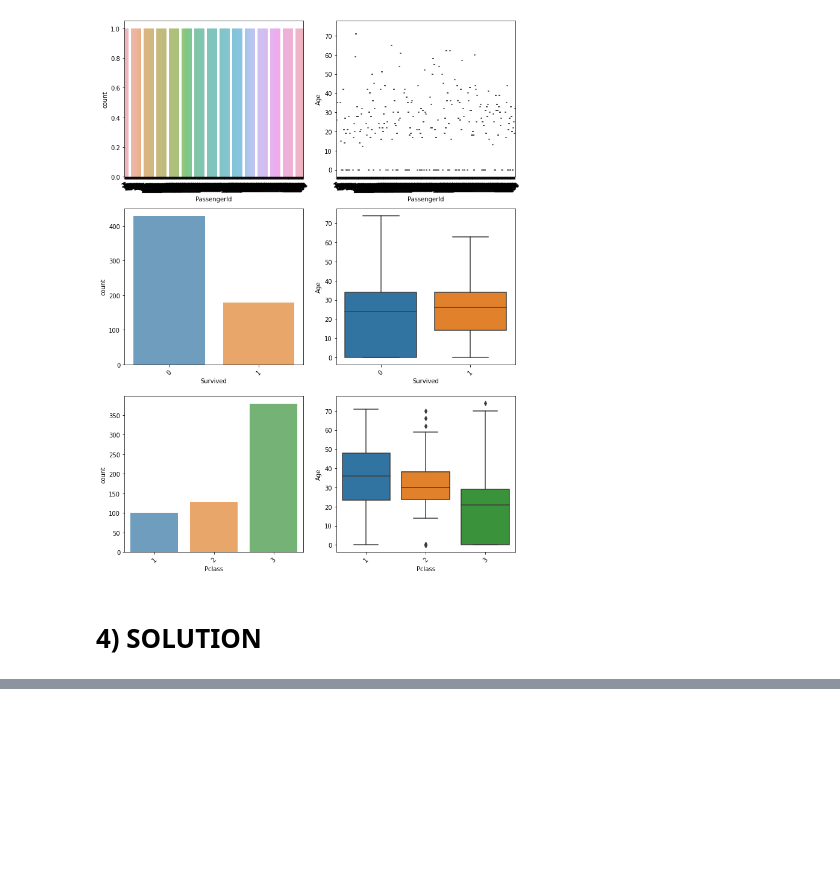
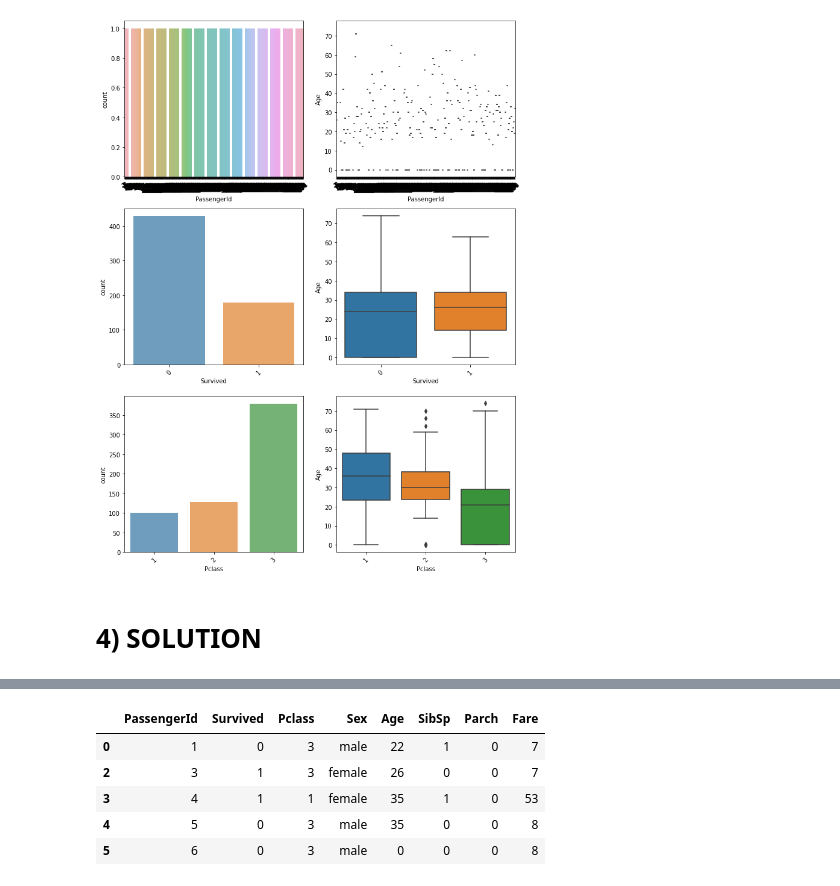
Before and after one commit to Maria-mbugua/IPWeek9-Core, a Jupyter notebook: kNN_Classifier.ipynb, the cells around one changed output, grey strips where cells are left out. Drawn from its saved outputs; the diff is of its cells as text; code cells hidden in the pictures; blank space fills up the shorter version.

```diff
--- a/kNN_Classifier.ipynb
+++ b/kNN_Classifier.ipynb
@@ -357,0 +358,4 @@ fig.tight_layout()
+# %%
+# Dropping columns
+train3 = train2.drop(['Ticket', 'Name', 'Cabin', 'Embarked'], axis=1)
+train3.info()
@@ -357,0 +378,10 @@ fig.tight_layout()
+# %%
+# Confirming the columns have dropped
+train3.head()
+# %% [output]
+|  | PassengerId | Survived | Pclass | Sex | Age | SibSp | Parch | Fare |
+| 0 | 1 | 0 | 3 | male | 22 | 1 | 0 | 7 |
+| 2 | 3 | 1 | 3 | female | 26 | 0 | 0 | 7 |
+| 3 | 4 | 1 | 1 | female | 35 | 1 | 0 | 53 |
+| 4 | 5 | 0 | 3 | male | 35 | 0 | 0 | 8 |
+| 5 | 6 | 0 | 3 | male | 0 | 0 | 0 | 8 |
```
Also changed, not shown: parts of 26 cells of this notebook.
